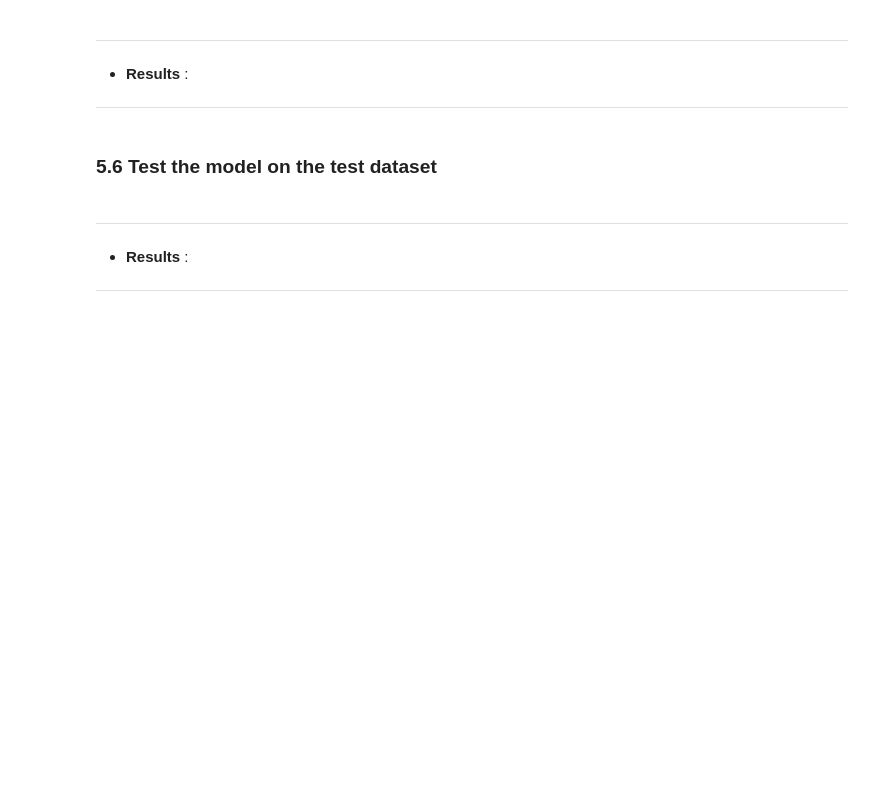
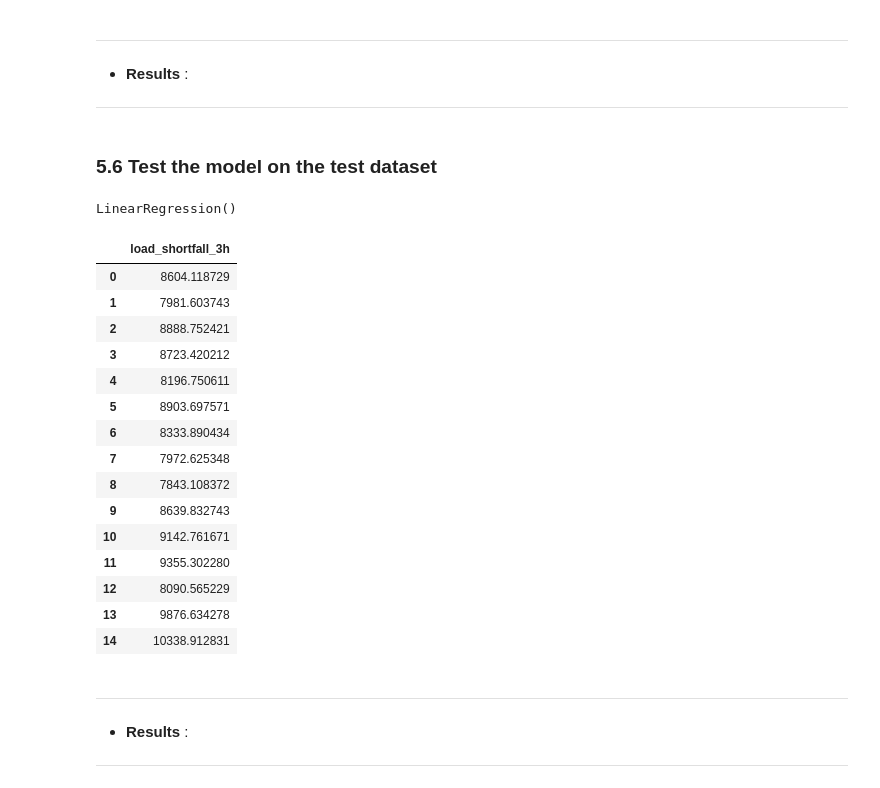
Before and after one commit to Team6regressionsprint/load-shortfall-regression-predict-api, a Jupyter notebook: starter-notebook_framework.ipynb, the cells around one changed output. Saved outputs shown, nothing was run; the diff lists cells and outputs as text; code cells hidden in the pictures; blank space fills up the shorter version.

```diff
--- a/starter-notebook_framework.ipynb
+++ b/starter-notebook_framework.ipynb
@@ -654,0 +804,34 @@ df_copy = df_copy.drop(['Unnamed: 0'], axis=1)
+# %%
+#train model using entire train dataset
+lm.fit(X, y)
+#
+#missing_values['missing_values'] = df_test_copy.isnull().sum()
+#missing_values['missing_values']
+#df_test_copy
+# %% [output]
+LinearRegression()
+# %%
+#test model using the real test dataset
+real_predict_dataset = lm.predict(df_test_copy)
+# %%
+#extract the predicted variables into a df
+df_predict_load_vals = pd.DataFrame(real_predict_dataset, columns=['load_shortfall_3h'])
+# %%
+df_predict_load_vals.head(15)
+# %% [output]
+|  | load_shortfall_3h |
+| 0 | 8604.118729 |
+| 1 | 7981.603743 |
+| 2 | 8888.752421 |
+| 3 | 8723.420212 |
+| 4 | 8196.750611 |
+| 5 | 8903.697571 |
+| 6 | 8333.890434 |
+| 7 | 7972.625348 |
+| 8 | 7843.108372 |
+| 9 | 8639.832743 |
+| 10 | 9142.761671 |
+| 11 | 9355.302280 |
+| 12 | 8090.565229 |
+| 13 | 9876.634278 |
+| 14 | 10338.912831 |
```
Also changed, not shown: parts of 23 cells of this notebook.
